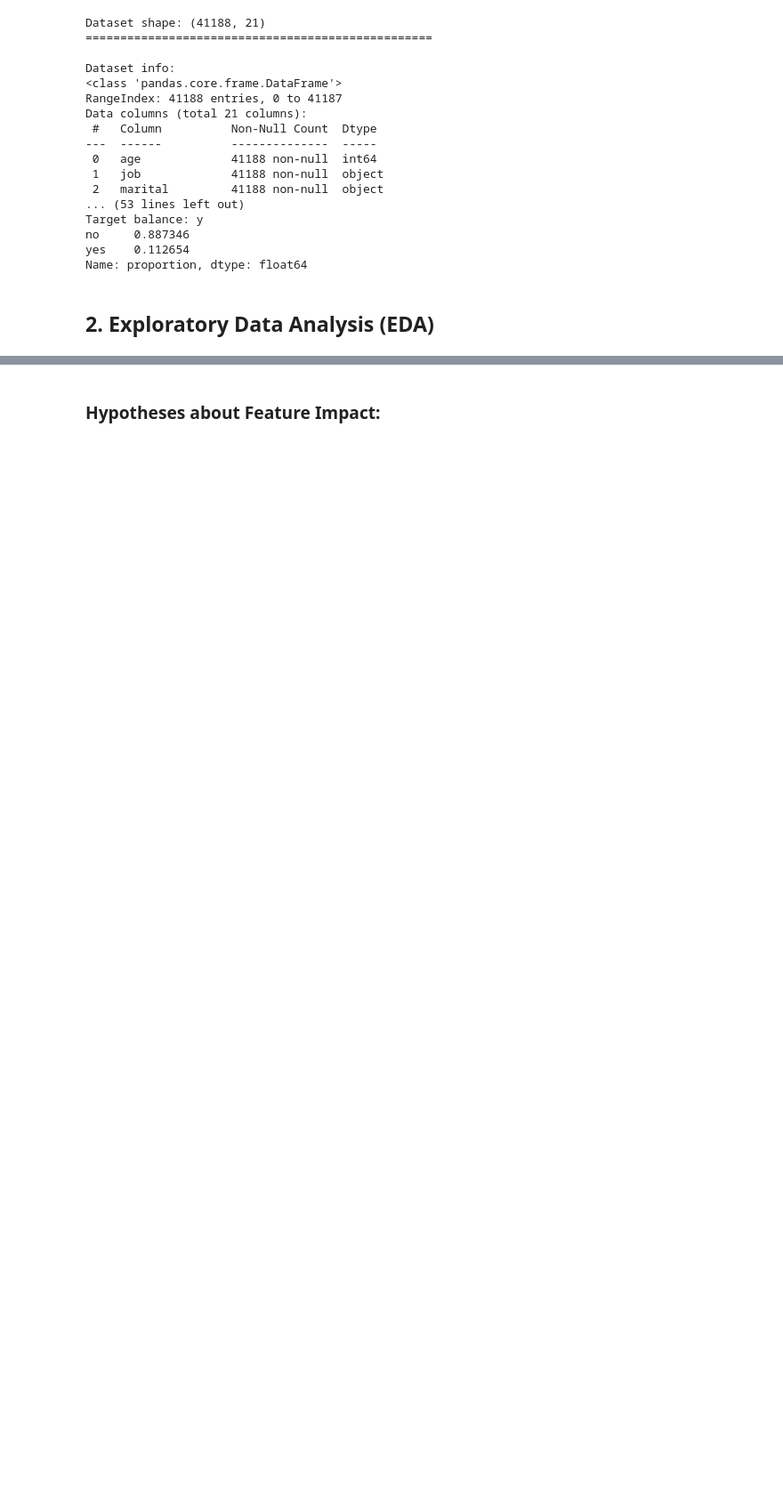
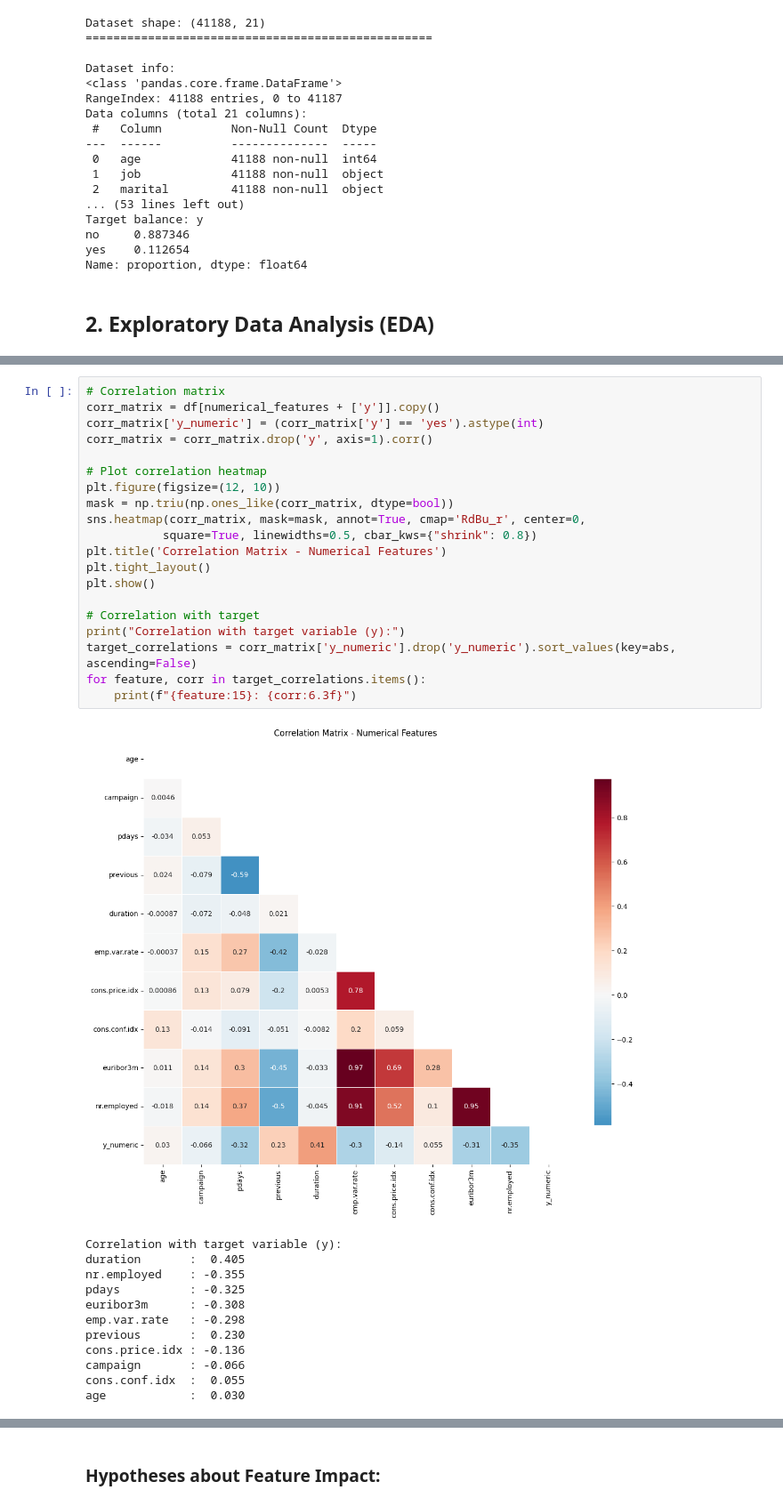
Before and after one commit to LiubovRev/Bank_Marketing_Subscription_Prediction, a Jupyter notebook: bank_marketing_analysis.ipynb, the cells around one changed output, grey strips where cells are left out. Shown at 89% size. Drawn from its saved outputs; the diff is of its cells as text; blank space fills up the shorter version.

```diff
--- a/bank_marketing_analysis.ipynb
+++ b/bank_marketing_analysis.ipynb
@@ -156,0 +170,33 @@ success      0.349  0.651
+# %%
+# Correlation matrix
+corr_matrix = df[numerical_features + ['y']].copy()
+corr_matrix['y_numeric'] = (corr_matrix['y'] == 'yes').astype(int)
+corr_matrix = corr_matrix.drop('y', axis=1).corr()
+
+# Plot correlation heatmap
+plt.figure(figsize=(12, 10))
+mask = np.triu(np.ones_like(corr_matrix, dtype=bool))
+sns.heatmap(corr_matrix, mask=mask, annot=True, cmap='RdBu_r', center=0,
+           square=True, linewidths=0.5, cbar_kws={"shrink": 0.8})
+plt.title('Correlation Matrix - Numerical Features')
+plt.tight_layout()
+plt.show()
+
+# Correlation with target
+print("Correlation with target variable (y):")
+target_correlations = corr_matrix['y_numeric'].drop('y_numeric').sort_values(key=abs, ascending=False)
+for feature, corr in target_correlations.items():
+    print(f"{feature:15}: {corr:6.3f}")
+# %% [output]
+[figure, added]
+Correlation with target variable (y):
+duration       :  0.405
+nr.employed    : -0.355
+pdays          : -0.325
+euribor3m      : -0.308
+emp.var.rate   : -0.298
+previous       :  0.230
+cons.price.idx : -0.136
+campaign       : -0.066
+cons.conf.idx  :  0.055
+age            :  0.030
```
Also changed, not shown: parts of 116 cells of this notebook.
